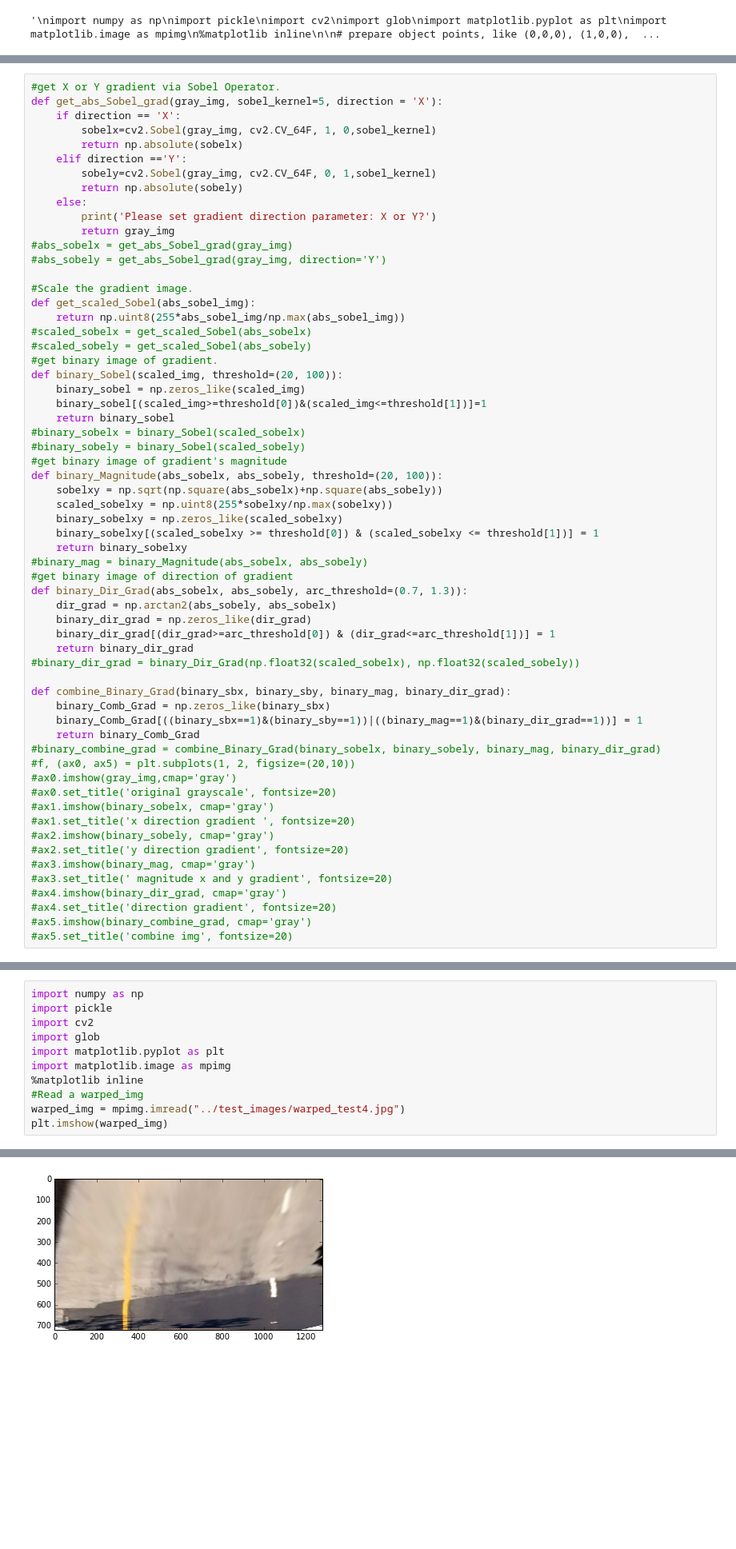
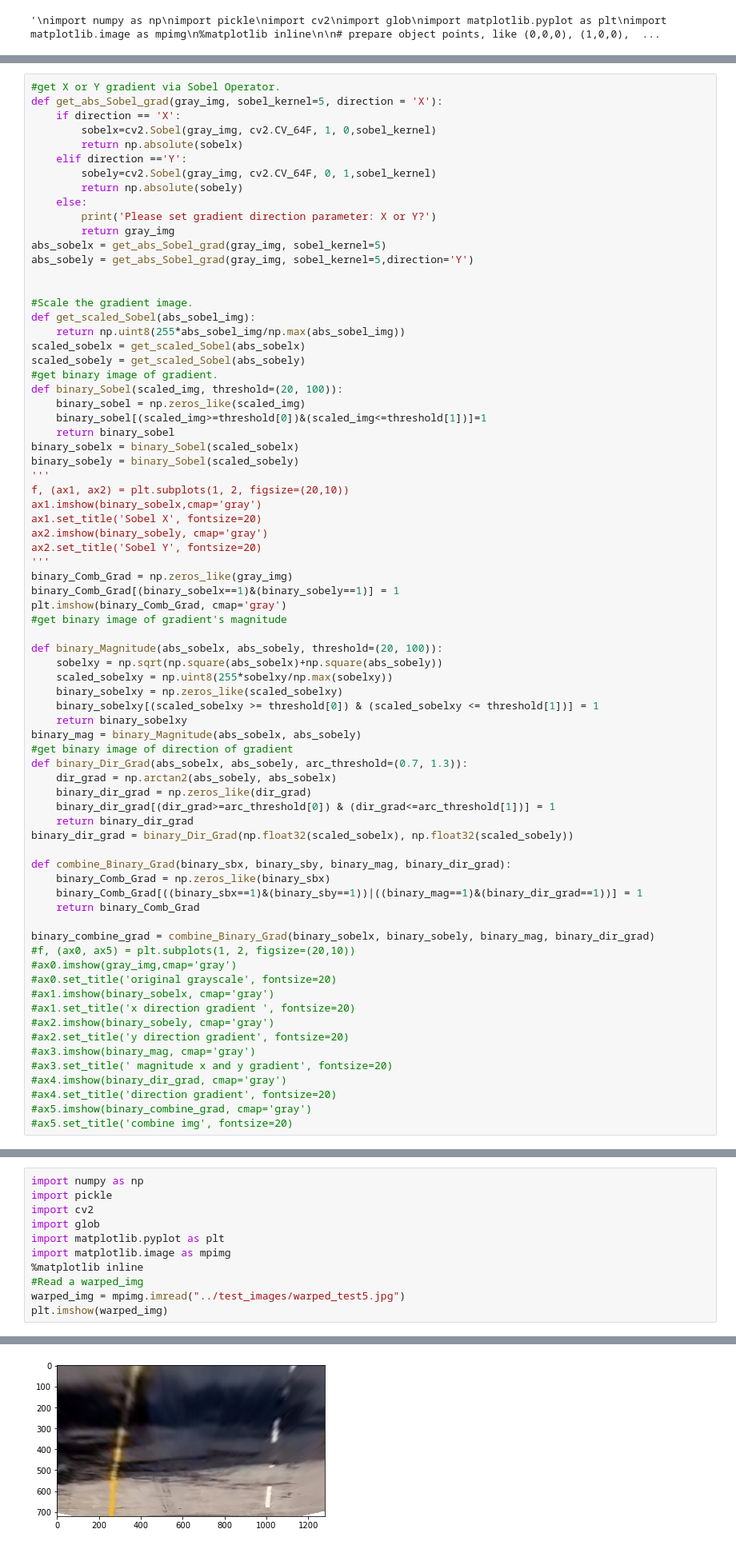
Before and after one commit to JWC1212/CarND-Advanced-Lane-Lines-master, a Jupyter notebook: examples/example.ipynb, the cells around one changed output, grey strips where cells are left out. Shown at 80% size. Drawn from its saved outputs; the diff is of its cells as text; blank space fills up the shorter version.

```diff
--- a/examples/example.ipynb
+++ b/examples/example.ipynb
@@ -137,42 +126,55 @@ def get_abs_Sobel_grad(gray_img, sobel_kernel=5, direction = 'X'):
     else:
         print('Please set gradient direction parameter: X or Y?')
         return gray_img
-#abs_sobelx = get_abs_Sobel_grad(gray_img)
-#abs_sobely = get_abs_Sobel_grad(gray_img, direction='Y')
+abs_sobelx = get_abs_Sobel_grad(gray_img, sobel_kernel=5)
+abs_sobely = get_abs_Sobel_grad(gray_img, sobel_kernel=5,direction='Y')
+
 
 #Scale the gradient image.
 def get_scaled_Sobel(abs_sobel_img):
     return np.uint8(255*abs_sobel_img/np.max(abs_sobel_img))
-#scaled_sobelx = get_scaled_Sobel(abs_sobelx)
-#scaled_sobely = get_scaled_Sobel(abs_sobely)
+scaled_sobelx = get_scaled_Sobel(abs_sobelx)
+scaled_sobely = get_scaled_Sobel(abs_sobely)
 #get binary image of gradient.
 def binary_Sobel(scaled_img, threshold=(20, 100)):
     binary_sobel = np.zeros_like(scaled_img)
     binary_sobel[(scaled_img>=threshold[0])&(scaled_img<=threshold[1])]=1
     return binary_sobel
-#binary_sobelx = binary_Sobel(scaled_sobelx)
-#binary_sobely = binary_Sobel(scaled_sobely)
+binary_sobelx = binary_Sobel(scaled_sobelx)
+binary_sobely = binary_Sobel(scaled_sobely)
+'''
+f, (ax1, ax2) = plt.subplots(1, 2, figsize=(20,10))
+ax1.imshow(binary_sobelx,cmap='gray')
+ax1.set_title('Sobel X', fontsize=20)
+ax2.imshow(binary_sobely, cmap='gray')
+ax2.set_title('Sobel Y', fontsize=20)
+'''
+binary_Comb_Grad = np.zeros_like(gray_img)
+binary_Comb_Grad[(binary_sobelx==1)&(binary_sobely==1)] = 1
+plt.imshow(binary_Comb_Grad, cmap='gray')
 #get binary image of gradient's magnitude
+
 def binary_Magnitude(abs_sobelx, abs_sobely, threshold=(20, 100)):
     sobelxy = np.sqrt(np.square(abs_sobelx)+np.square(abs_sobely))
     scaled_sobelxy = np.uint8(255*sobelxy/np.max(sobelxy))
     binary_sobelxy = np.zeros_like(scaled_sobelxy)
     binary_sobelxy[(scaled_sobelxy >= threshold[0]) & (scaled_sobelxy <= threshold[1])] = 1
     return binary_sobelxy
-#binary_mag = binary_Magnitude(abs_sobelx, abs_sobely)
+binary_mag = binary_Magnitude(abs_sobelx, abs_sobely)
 #get binary image of direction of gradient
 def binary_Dir_Grad(abs_sobelx, abs_sobely, arc_threshold=(0.7, 1.3)):
     dir_grad = np.arctan2(abs_sobely, abs_sobelx)
     binary_dir_grad = np.zeros_like(dir_grad)
     binary_dir_grad[(dir_grad>=arc_threshold[0]) & (dir_grad<=arc_threshold[1])] = 1
     return binary_dir_grad
-#binary_dir_grad = binary_Dir_Grad(np.float32(scaled_sobelx), np.float32(scaled_sobely))
+binary_dir_grad = binary_Dir_Grad(np.float32(scaled_sobelx), np.float32(scaled_sobely))
 
 def combine_Binary_Grad(binary_sbx, binary_sby, binary_mag, binary_dir_grad):
     binary_Comb_Grad = np.zeros_like(binary_sbx)
     binary_Comb_Grad[((binary_sbx==1)&(binary_sby==1))|((binary_mag==1)&(binary_dir_grad==1))] = 1
     return binary_Comb_Grad
-#binary_combine_grad = combine_Binary_Grad(binary_sobelx, binary_sobely, binary_mag, binary_dir_grad)
+
+binary_combine_grad = combine_Binary_Grad(binary_sobelx, binary_sobely, binary_mag, binary_dir_grad)
 #f, (ax0, ax5) = plt.subplots(1, 2, figsize=(20,10))
 #ax0.imshow(gray_img,cmap='gray')
 #ax0.set_title('original grayscale', fontsize=20)
@@ -252,17 +259,17 @@ for fname in test_images:
 # %%
 import numpy as np
 import pickle
 import cv2
 import glob
 import matplotlib.pyplot as plt
 import matplotlib.image as mpimg
 %matplotlib inline
 #Read a warped_img
-warped_img = mpimg.imread("../test_images/warped_test4.jpg")
+warped_img = mpimg.imread("../test_images/warped_test5.jpg")
 plt.imshow(warped_img)
 # %% [output]
 <matplotlib.image.AxesImage at 0x...>
-[figure, old version]
+[figure, new version]
 # %%
 gray_warped = cv2.cvtColor(warped_img, cv2.COLOR_RGB2GRAY)
 warped_sobelx = get_abs_Sobel_grad(gray_warped, sobel_kernel=5, direction = 'X')
```
Also changed, not shown: parts of 14 cells of this notebook, 6 other files.
